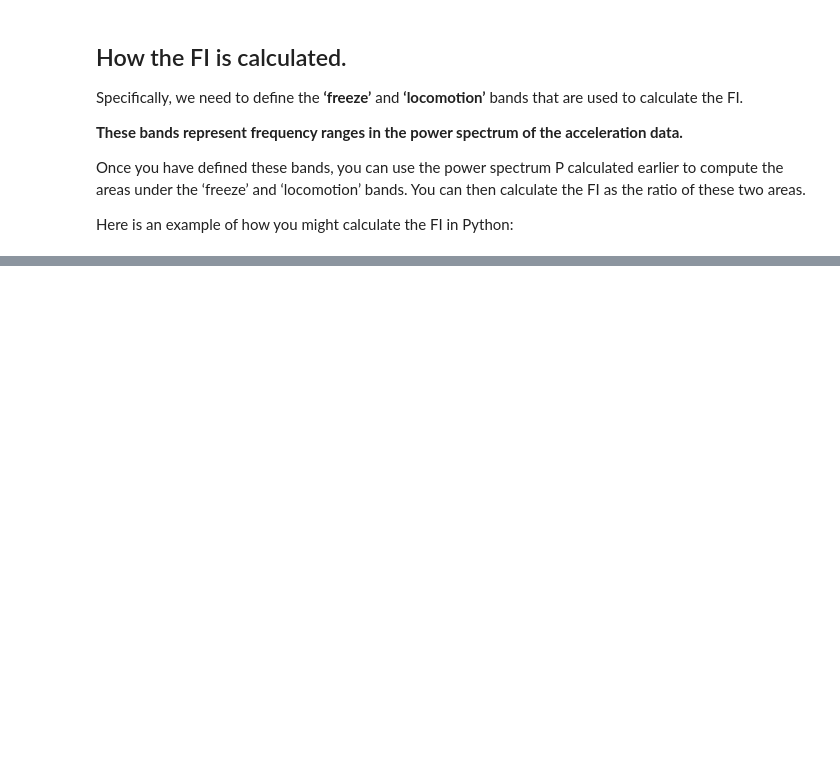
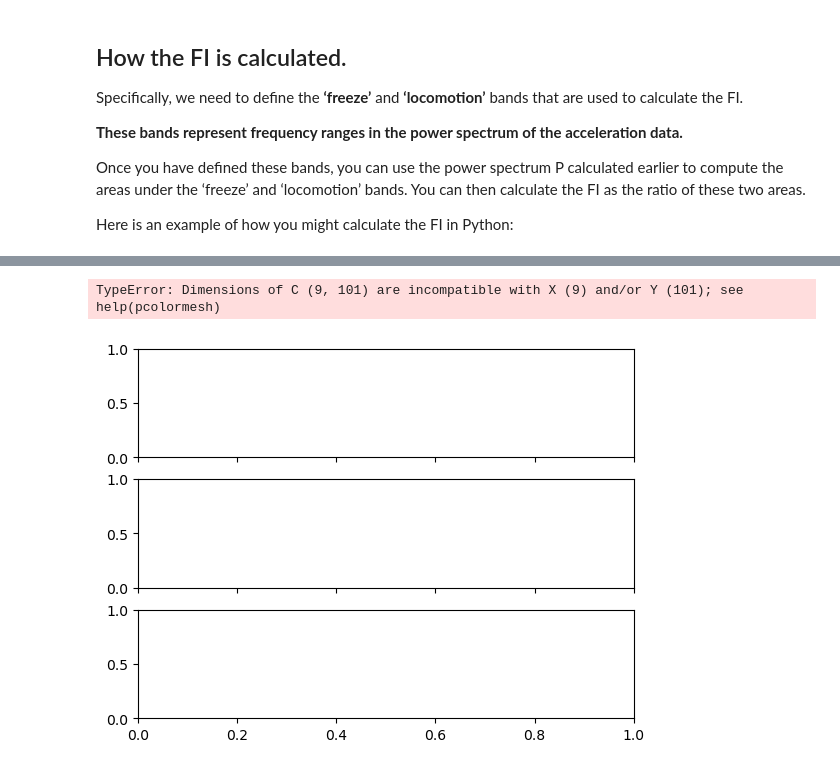
Before and after one commit to JO-HEEJIN/AI, a Jupyter notebook: fog-fi-by-momo.ipynb, the cells around one changed output, grey strips where cells are left out. Drawn from its saved outputs; the diff is of its cells as text; code cells hidden in the pictures; blank space fills up the shorter version.

```diff
--- a/fog-fi-by-momo.ipynb
+++ b/fog-fi-by-momo.ipynb
@@ -178,0 +554,30 @@ FI = freeze_area / locomotion_area
+# %%
+import numpy as np
+import matplotlib.pyplot as plt
+
+# Define the sampling frequency, window length, and overlap
+sf = 100  # Hz
+win_sec = 2  # seconds
+overlap_sec = 1  # seconds
+
+# Generate some random triaxial acceleration data
+n_samples = sf * 10  # Number of samples
+acc = np.random.randn(n_samples, 3)  # Random triaxial acceleration data
+
+# Process the acceleration data
+f, t, Sxx = process_acceleration_data(acc, sf, win_sec, overlap_sec)
+
+# Plot the spectrogram for each axis
+fig, axs = plt.subplots(3, 1, sharex=True, sharey=True)
+for i in range(3):
+    axs[i].pcolormesh(t, f, Sxx[:, :, i], shading='gouraud')
+    axs[i].set_ylabel(f'Axis {i+1}')
+
+axs[0].set_title('Spectrogram')
+axs[-1].set_xlabel('Time (s)')
+axs[-1].set_ylabel('Frequency (Hz)')
+
+plt.show()
+# %% [output]
+TypeError: Dimensions of C (9, 101) are incompatible with X (9) and/or Y (101); see help(pcolormesh)
+[figure, added]
```
Also changed, not shown: parts of 20 cells of this notebook.
